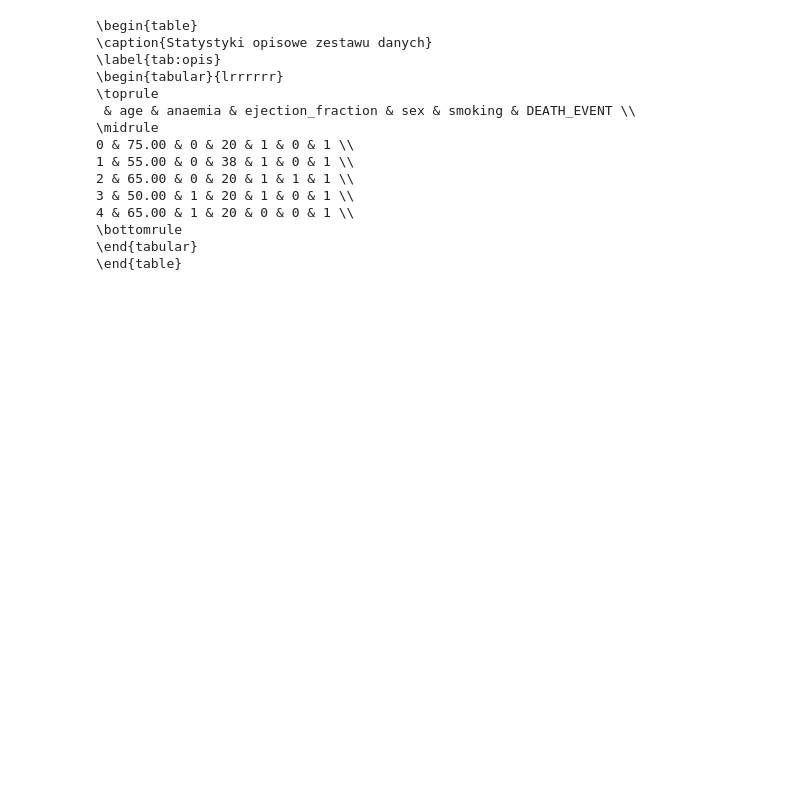
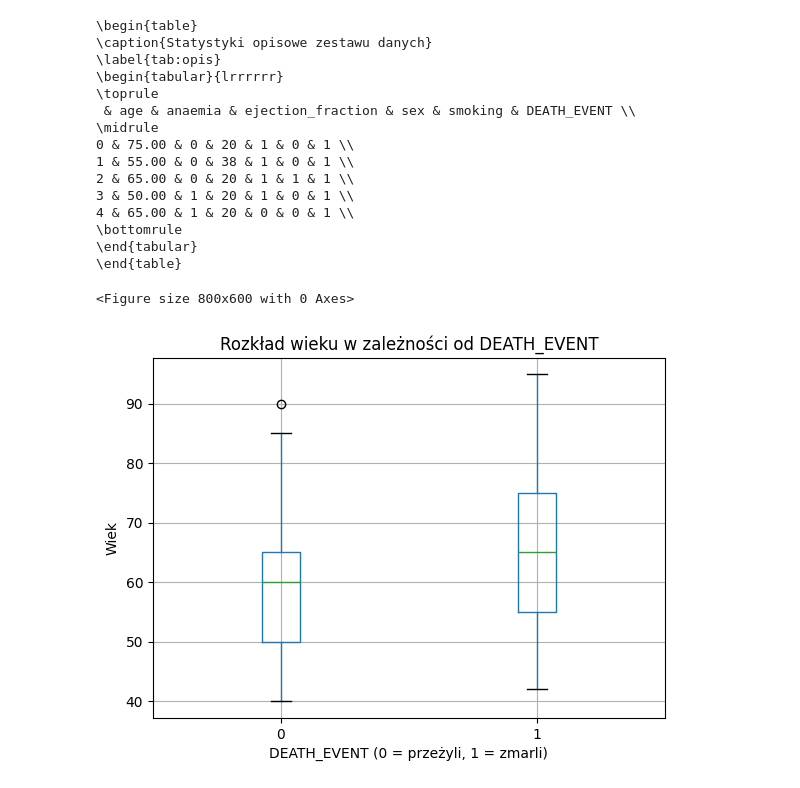
Before and after one commit to Krupahombre/SADM, a Jupyter notebook: hf_statistical_analysis.ipynb, the cells around one changed output. Saved outputs shown, nothing was run; the diff lists cells and outputs as text; code cells hidden in the pictures; blank space fills up the shorter version.

```diff
--- a/hf_statistical_analysis.ipynb
+++ b/hf_statistical_analysis.ipynb
@@ -99,3 +103,14 @@ print(desc.to_latex(index=True,
 \bottomrule
 \end{tabular}
 \end{table}
+# %%
+plt.figure(figsize=(8, 6))
+hf.boxplot(column='age', by='DEATH_EVENT')
+plt.title('Rozkład wieku w zależności od DEATH_EVENT')
+plt.suptitle('')
+plt.xlabel('DEATH_EVENT (0 = przeżyli, 1 = zmarli)')
+plt.ylabel('Wiek')
+plt.show()
+# %% [output]
+<Figure size 800x600 with 0 Axes>
+[figure, added]
```
Also changed, not shown: parts of 3 cells of this notebook.
